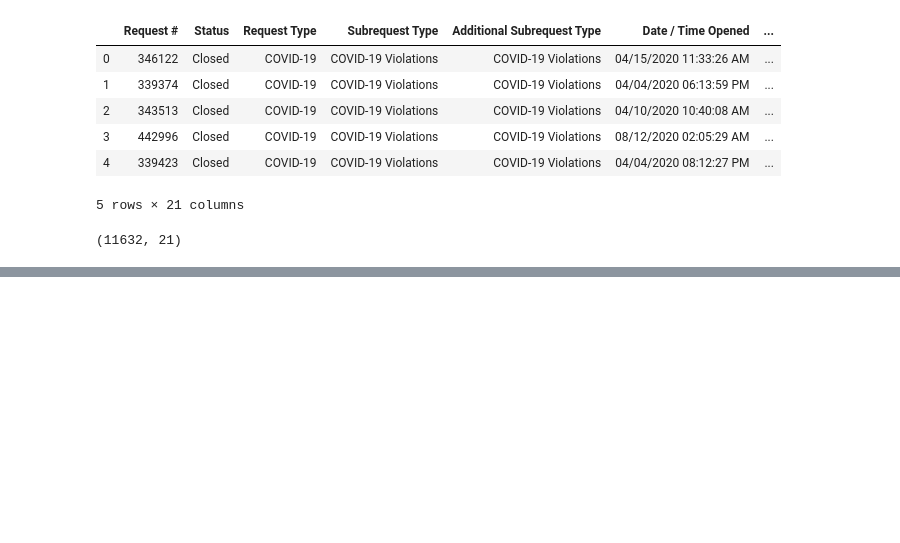
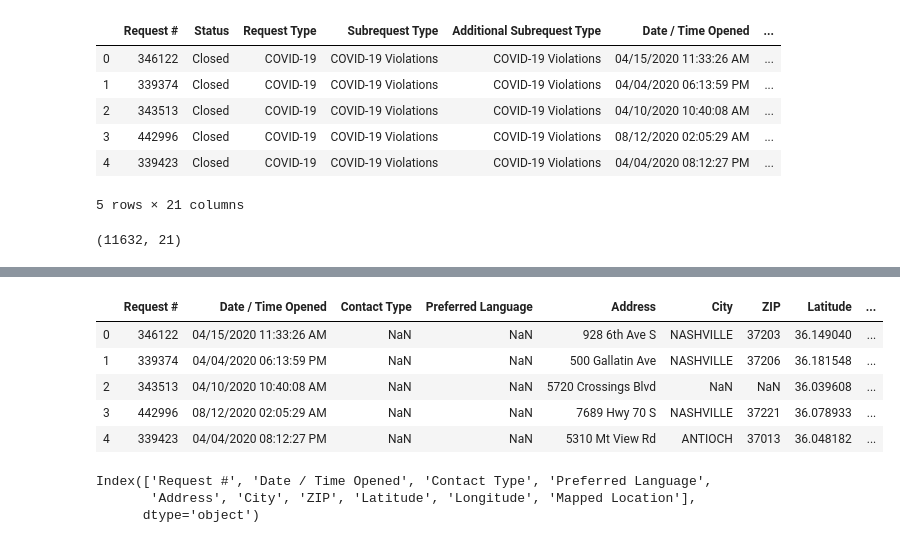
Before and after one commit to nss-data-science-cohort-4/dq4-covid-nashville-coded-19, a Jupyter notebook: notebooks/covid_violations_csvpull.ipynb, the cells around one changed output, grey strips where cells are left out. Drawn from its saved outputs; the diff is of its cells as text; code cells hidden in the pictures; blank space fills up the shorter version.

```diff
--- a/notebooks/covid_violations_csvpull.ipynb
+++ b/notebooks/covid_violations_csvpull.ipynb
@@ -54,0 +83,2 @@ covid19.shape
+# %%
+covid19 = covid19[covid19['Closed When Created'] == False]
@@ -54,0 +105,19 @@ covid19.shape
+# %%
+covid19 = covid19.drop(columns=['Status','Request Type','Subrequest Type','Additional Subrequest Type',
+                       'Date / Time Closed', 'Request Origin', 'System of Origin ID','State Issue',
+                       'Parent Request','Closed When Created','Council District'])
+# %%
+covid19.head()
+# %% [output]
+|  | Request # | Date / Time Opened | Contact Type | Preferred Language | Address | City | ZIP | Latitude | ... |
+| 0 | 346122 | 04/15/2020 11:33:26 AM | NaN | NaN | 928 6th Ave S | NASHVILLE | 37203 | 36.149040 | ... |
+| 1 | 339374 | 04/04/2020 06:13:59 PM | NaN | NaN | 500 Gallatin Ave | NASHVILLE | 37206 | 36.181548 | ... |
+| 2 | 343513 | 04/10/2020 10:40:08 AM | NaN | NaN | 5720 Crossings Blvd | NaN | NaN | 36.039608 | ... |
+| 3 | 442996 | 08/12/2020 02:05:29 AM | NaN | NaN | 7689 Hwy 70 S | NASHVILLE | 37221 | 36.078933 | ... |
+| 4 | 339423 | 04/04/2020 08:12:27 PM | NaN | NaN | 5310 Mt View Rd | ANTIOCH | 37013 | 36.048182 | ... |
+# %%
+covid19.columns
+# %% [output]
+Index(['Request #', 'Date / Time Opened', 'Contact Type', 'Preferred Language',
+       'Address', 'City', 'ZIP', 'Latitude', 'Longitude', 'Mapped Location'],
+      dtype='object')
```
Also changed, not shown: parts of 12 cells of this notebook.
